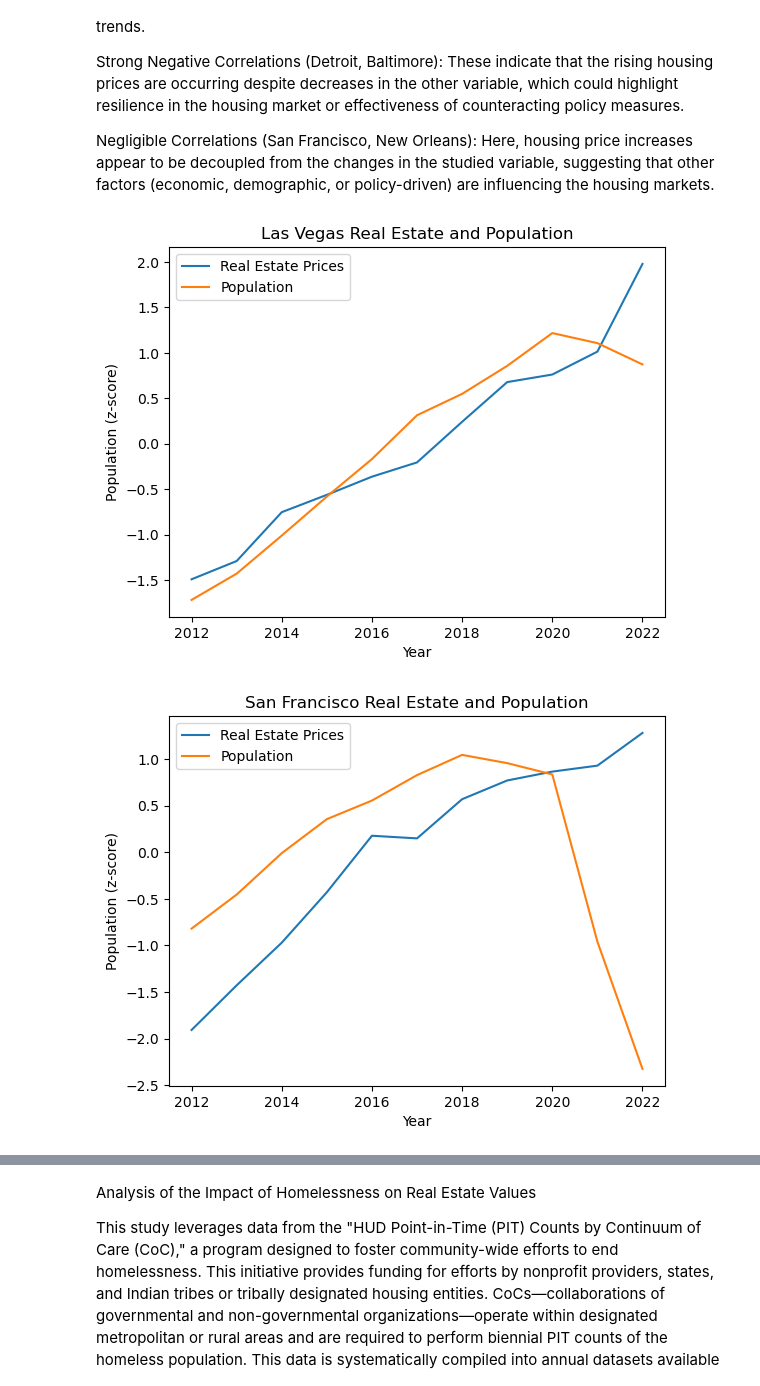
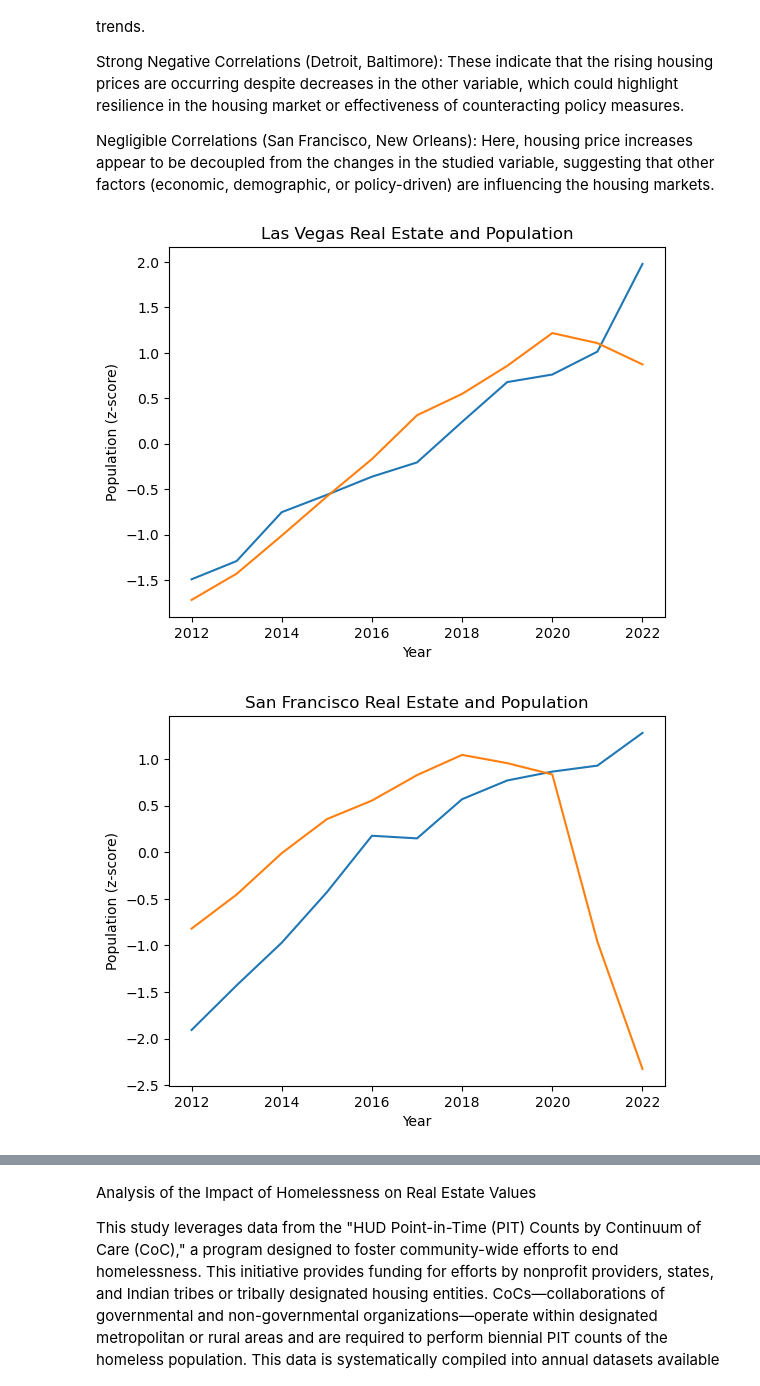
Before and after one commit to MWatkins87/Class_Project_Group_5, a Jupyter notebook: michael_sheridan.ipynb, the cells around one changed output, grey strips where cells are left out. Drawn from its saved outputs; the diff is of its cells as text; code cells hidden in the pictures.

```diff
--- a/michael_sheridan.ipynb
+++ b/michael_sheridan.ipynb
@@ -458,19 +462,18 @@ Negligible Correlations (San Francisco, New Orleans): Here, housing price increa
 # %%
 #create line graph for each city
 for x, city in enumerate(cities):
 
     #create a graph for each city with the year, real estate price and crime number
     plt.plot(population_vs_real_estate.index, population_vs_real_estate[city], label = "Real Estate Prices")
     plt.plot(population_vs_real_estate.index, population_vs_real_estate[city_pop_list[x]], label = "Population")
 
     #format the plot
 
     plt.title(f'{city} Real Estate and Population')
     plt.xlabel('Year')
     plt.ylabel('Population (z-score)')
-    plt.legend()
     plt.savefig(f'{city}_pop_vs_real_estate')
     plt.show()
 # %% [output]
-[figure, old version]
+[figure, new version]
-[figure, old version]
+[figure, new version]
```
Also changed, not shown: parts of 7 cells of this notebook.
